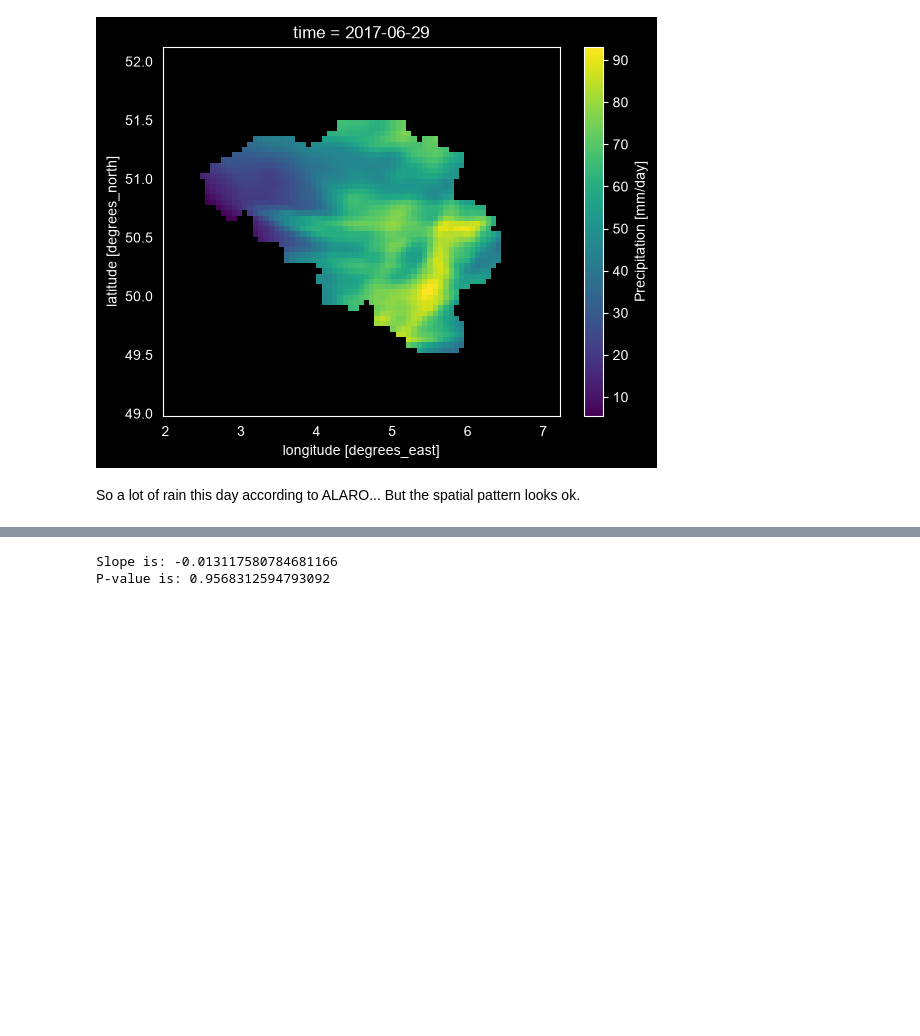
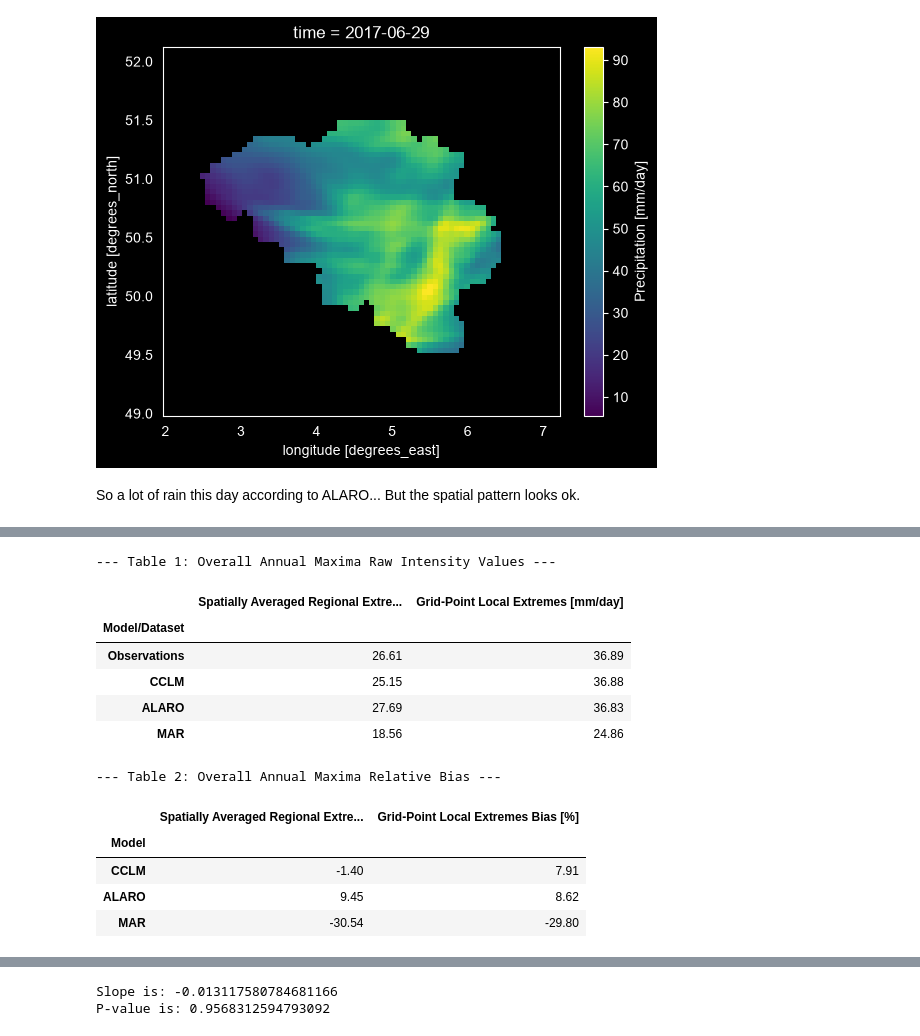
Before and after one commit to msleypen/RMI, a Jupyter notebook: main.ipynb, the cells around one changed output, grey strips where cells are left out. Drawn from its saved outputs; the diff is of its cells as text; code cells hidden in the pictures; blank space fills up the shorter version.

```diff
--- a/main.ipynb
+++ b/main.ipynb
@@ -671 +703,79 @@ df_combined_bias
+# %%
+# Initialize lists to store data for both tables
+raw_summary = []
+combined_bias_summary = []
+
+# --- 1. Compute Raw Values for Observations (Baseline) ---
+# Column 1 Baseline: Spatial Mean first, then Annual Maxima, then Temporal Mean
+raw_obs_spatial_first = spatial_mean_max_obs.mean(dim='time').item()
+
+# Column 2 Baseline: Annual Maxima first, then Spatial and Temporal Mean
+raw_obs_max_first = ann_max_obs.mean(dim=['time', 'lat', 'lon']).item()
+
+# Append Observation baseline to the raw table summary
+raw_summary.append({
+    'Model/Dataset': 'Observations',
+    'Spatially Averaged Regional Extremes [mm/day]': round(raw_obs_spatial_first, 2),
+    'Grid-Point Local Extremes [mm/day]': round(raw_obs_max_first, 2)
+})
+
+
+# --- 2. Compute Raw Values and Biases for All Models ---
+for name, ds in models.items():
+    # === PATHWAY 1: Spatial Mean first, then Annual Maxima ===
+    spatial_mean_max_model = ds.pr.mean(dim=['lat', 'lon']).resample(time='YE').max()
+
+    # Raw value
+    raw_model_spatial_first = spatial_mean_max_model.mean(dim='time').item()
+
+    # Relative Bias
+    yearly_bias_spatial_first = ((spatial_mean_max_model - spatial_mean_max_obs) / spatial_mean_max_obs) * 100
+    overall_mean_bias_spatial_first = yearly_bias_spatial_first.mean(dim='time').item()
+
+    # === PATHWAY 2: Annual Maxima first, then Spatial Mean ===
+    ann_max_model = ds.pr.resample(time='YE').max()
+
+    # Raw value
+    raw_model_max_first = ann_max_model.mean(dim=['time', 'lat', 'lon']).item()
+
+    # Relative Bias
+    yearly_bias_max_first = ((ann_max_model - ann_max_obs) / ann_max_obs) * 100
+    overall_mean_bias_max_first = yearly_bias_max_first.mean(dim=['time', 'lat', 'lon']).item()
+
+    # --- Append to respective summary lists ---
+    raw_summary.append({
+        'Model/Dataset': name,
+        'Spatially Averaged Regional Extremes [mm/day]': round(raw_model_spatial_first, 2),
+        'Grid-Point Local Extremes [mm/day]': round(raw_model_max_first, 2)
+    })
+
+    combined_bias_summary.append({
+        'Model': name,
+        'Spatially Averaged Regional Extremes Bias [%]': round(overall_mean_bias_spatial_first, 2),
+        'Grid-Point Local Extremes Bias [%]': round(overall_mean_bias_max_first, 2)
+    })
+
+
+# --- 3. Display the DataFrames ---
+print("--- Table 1: Overall Annual Maxima Raw Intensity Values ---")
+df_raw_summary = pd.DataFrame(raw_summary).set_index('Model/Dataset')
+display(df_raw_summary)
+
+print("\n--- Table 2: Overall Annual Maxima Relative Bias ---")
+df_combined_bias = pd.DataFrame(combined_bias_summary).set_index('Model')
+display(df_combined_bias)
+# %% [output]
+--- Table 1: Overall Annual Maxima Raw Intensity Values ---
+|  | Spatially Averaged Regional Extre... | Grid-Point Local Extremes [mm/day] |
+| Model/Dataset |  |  |
+| Observations | 26.61 | 36.89 |
+| CCLM | 25.15 | 36.88 |
+| ALARO | 27.69 | 36.83 |
+| MAR | 18.56 | 24.86 |
+--- Table 2: Overall Annual Maxima Relative Bias ---
+|  | Spatially Averaged Regional Extre... | Grid-Point Local Extremes Bias [%] |
+| Model |  |  |
+| CCLM | -1.40 | 7.91 |
+| ALARO | 9.45 | 8.62 |
+| MAR | -30.54 | -29.80 |
 # %% [markdown]
```
Also changed, not shown: parts of 21 cells of this notebook.
